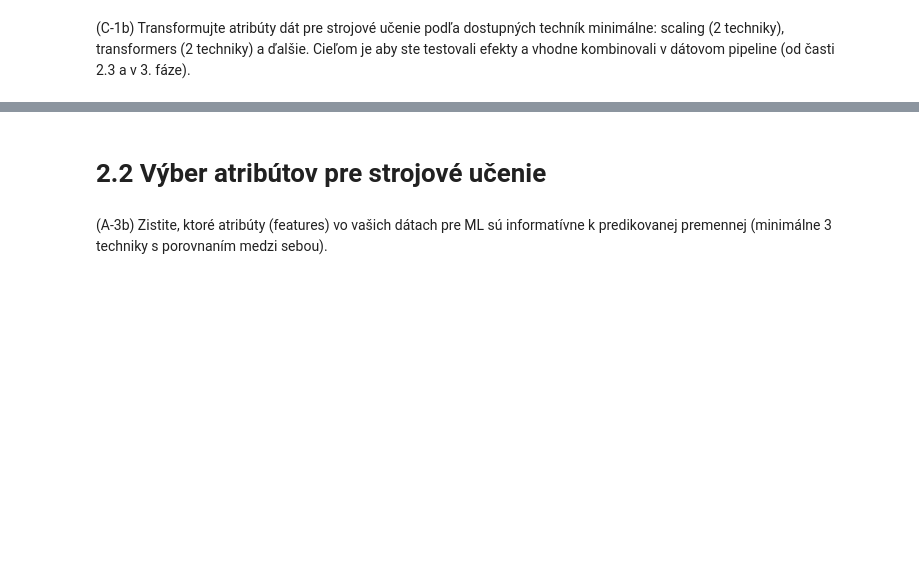
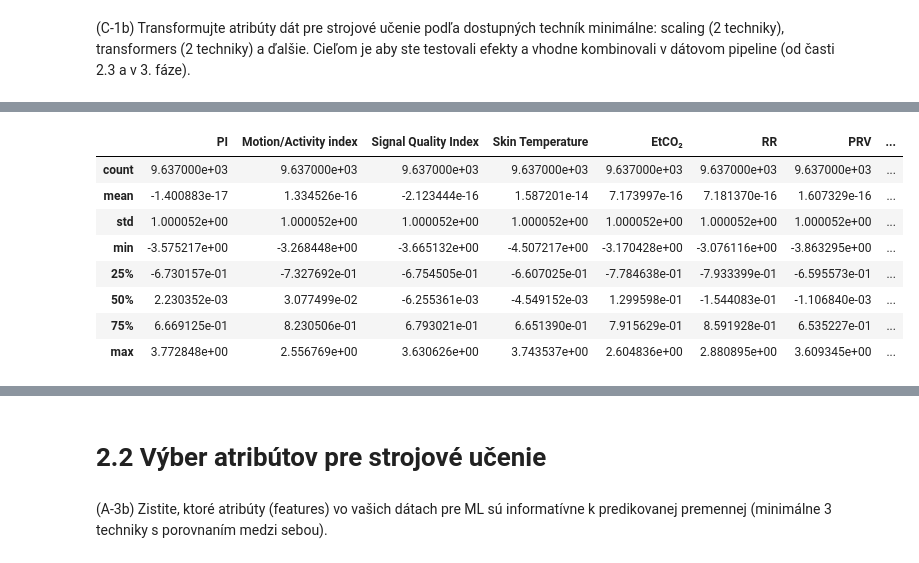
Before and after one commit to johannatilesova/IAU-project, a Jupyter notebook: phase2_TilesovaPecenka.ipynb, the cells around one changed output, grey strips where cells are left out. Drawn from its saved outputs; the diff is of its cells as text; code cells hidden in the pictures; blank space fills up the shorter version.

```diff
--- a/phase2_TilesovaPecenka.ipynb
+++ b/phase2_TilesovaPecenka.ipynb
@@ -10,0 +131,16 @@
+# %%
+scaler_std = StandardScaler()
+scaled_std = scaler_std.fit_transform(df_train)
+
+df_scaled_std = pd.DataFrame(scaled_std, columns=df_train.columns, index=df_train.index)
+df_scaled_std.describe()
+# %% [output]
+|  | PI | Motion/Activity index | Signal Quality Index | Skin Temperature | EtCO₂ | RR | PRV | ... |
+| count | 9.637000e+03 | 9.637000e+03 | 9.637000e+03 | 9.637000e+03 | 9.637000e+03 | 9.637000e+03 | 9.637000e+03 | ... |
+| mean | -1.400883e-17 | 1.334526e-16 | -2.123444e-16 | 1.587201e-14 | 7.173997e-16 | 7.181370e-16 | 1.607329e-16 | ... |
+| std | 1.000052e+00 | 1.000052e+00 | 1.000052e+00 | 1.000052e+00 | 1.000052e+00 | 1.000052e+00 | 1.000052e+00 | ... |
+| min | -3.575217e+00 | -3.268448e+00 | -3.665132e+00 | -4.507217e+00 | -3.170428e+00 | -3.076116e+00 | -3.863295e+00 | ... |
+| 25% | -6.730157e-01 | -7.327692e-01 | -6.754505e-01 | -6.607025e-01 | -7.784638e-01 | -7.933399e-01 | -6.595573e-01 | ... |
+| 50% | 2.230352e-03 | 3.077499e-02 | -6.255361e-03 | -4.549152e-03 | 1.299598e-01 | -1.544083e-01 | -1.106840e-03 | ... |
+| 75% | 6.669125e-01 | 8.230506e-01 | 6.793021e-01 | 6.651390e-01 | 7.915629e-01 | 8.591928e-01 | 6.535227e-01 | ... |
+| max | 3.772848e+00 | 2.556769e+00 | 3.630626e+00 | 3.743537e+00 | 2.604836e+00 | 2.880895e+00 | 3.609345e+00 | ... |
```
Also changed, not shown: parts of 13 cells of this notebook, 1 other file.
